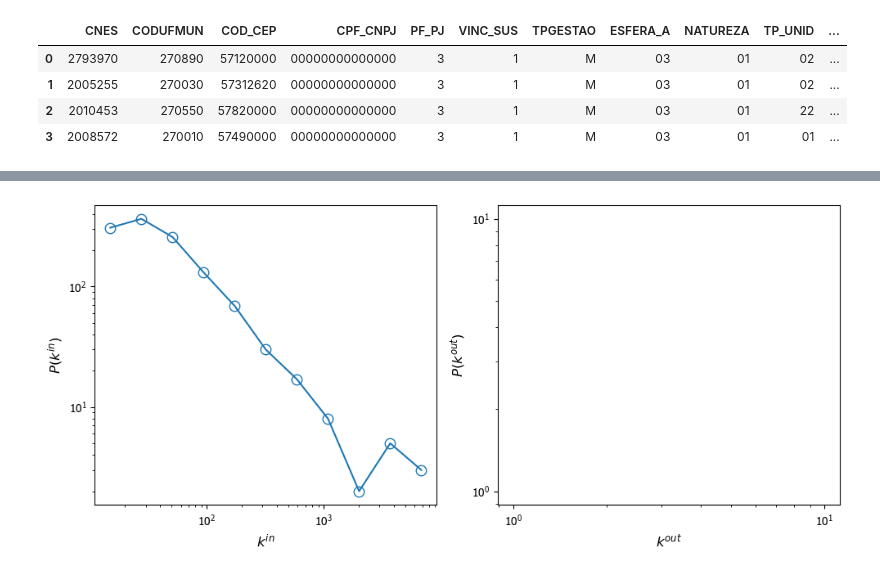
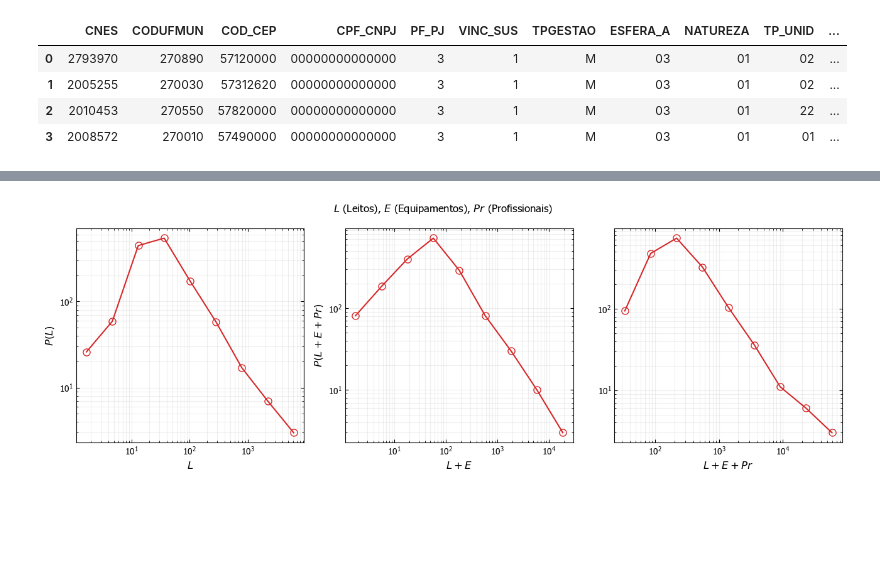
Before and after one commit to humbertocarmona/pyopensus, a Jupyter notebook: notebooks/networkanalysis/citynets.ipynb, the cells around one changed output, grey strips where cells are left out. Drawn from its saved outputs; the diff is of its cells as text; code cells hidden in the pictures; blank space fills up the shorter version.

```diff
--- a/notebooks/networkanalysis/citynets.ipynb
+++ b/notebooks/networkanalysis/citynets.ipynb
@@ -461,8 +504,12 @@ df.head(4)
 | 2 | 2010453 | 270550 | 57820000 | 00000000000000 | 3 | 1 | M | 03 | 01 | 22 | ... |
 | 3 | 2008572 | 270010 | 57490000 | 00000000000000 | 3 | 1 | M | 03 | 01 | 01 | ... |
 # %%
-date = dt.date(2010,1,1)
+# -- date
+date = dt.date(2019,1,1)
+
 cnes_leitos_df = quant_leitos_per_cnes(date, cnes_engine)
 cnes_equip_df = quant_equip_per_cnes(date, cnes_engine)
 mun_leitos_df = quant_leitos_per_mun(date, cnes_engine)
 mun_equip_df = quant_equip_per_mun(date, cnes_engine)
+cnes_prof_df = quant_profissionais_per_cnes(date, cnes_engine)
+mun_prof_df = quant_profissionais_per_mun(date, cnes_engine)
@@ -484,0 +516,11 @@ mun_equip_df
+# %%
+print(mun_leitos_df.shape[0], mun_equip_df.shape[0], mun_prof_df.shape[0])
+
+mun_equip_df = mun_equip_df.sort_values(by="CODUFMUN")
+mun_leitos_df = mun_leitos_df.sort_values(by="CODUFMUN")
+mun_prof_df = mun_prof_df.sort_values(by="CODUFMUN")
+
+resources_df = mun_prof_df.merge(mun_equip_df, how="left").merge(mun_leitos_df, how="left").fillna(0)
+resources_df["N_LEITOS_EQUIP"] = resources_df["QUANT_EQUIP"] + resources_df["QUANT_LEITOS"]
+resources_df["N_TODOS"] = resources_df["QUANT_EQUIP"] + resources_df["QUANT_LEITOS"] + resources_df["QUANT_PROFISSIONAIS"]
+resources_df
@@ -485,23 +542,34 @@ mun_equip_df
 # %%
-in_deg_sequence = [ elem for elem in mun_leitos_df['QUANT_LEITOS'].values if elem > 10 ]
+in_deg_sequence_1 = [ elem for elem in resources_df['QUANT_LEITOS'].values if elem > 0 ]
+in_deg_sequence_2 = [ elem for elem in resources_df['N_LEITOS_EQUIP'].values if elem > 0 ]
+in_deg_sequence_3 = [ elem for elem in resources_df['N_TODOS'].values if elem > 0 ]
 
-in_deg_bins, in_binned_count = log_binning(in_deg_sequence, num_bins=12)
+in_deg_bins_1, in_binned_count_1 = log_binning(in_deg_sequence_1, num_bins=10)
+in_deg_bins_2, in_binned_count_2 = log_binning(in_deg_sequence_2, num_bins=10)
+in_deg_bins_3, in_binned_count_3 = log_binning(in_deg_sequence_3, num_bins=10)
 
-fig, (ax1, ax2) = plt.subplots(1,2, figsize=(10,4.5))
+fig, (ax1, ax2, ax3) = plt.subplots(1,3, figsize=(13,4.5))
 
-ax1.plot(in_deg_bins, in_binned_count, ls='-', marker='o', ms=9, mfc='none')
+ax1.plot(in_deg_bins_1, in_binned_count_1, color="tab:red", ls='-', marker='o', ms=8, mfc='none')
+ax2.plot(in_deg_bins_2, in_binned_count_2, color="tab:red", ls='-', marker='o', ms=8, mfc='none')
+ax3.plot(in_deg_bins_3, in_binned_count_3, color="tab:red", ls='-', marker='o', ms=8, mfc='none')
 #ax2.plot(out_deg_bins, out_binned_count, ls='-', marker='o', ms=9, mfc='none')
 
-ax1.set_xscale('log')
-ax1.set_yscale('log')
-ax2.set_xscale('log')
-ax2.set_yscale('log')
+for axis in [ax1, ax2, ax3]:
+    axis.set_xscale('log')
+    axis.set_yscale('log')
+    axis.grid(alpha=0.2, which='both')
+    axis.tick_params(which='both', direction='in', top=True, right=True)
 
-ax1.set_xlabel(r'$k^{in}$', fontsize=12)
-ax2.set_xlabel(r'$k^{out}$', fontsize=12)
-ax1.set_ylabel(r'$P(k^{in})$', fontsize=12)
-ax2.set_ylabel(r'$P(k^{out})$', fontsize=12)
+ax1.set_xlabel(r'$L$', fontsize=12)
+ax2.set_xlabel(r'$L+E$', fontsize=12)
+ax3.set_xlabel(r'$L+E+Pr$', fontsize=12)
+ax1.set_ylabel(r'$P(L)$', fontsize=12)
+ax2.set_ylabel(r'$P(L+E)$', fontsize=12)
+ax2.set_ylabel(r'$P(L+E+Pr)$', fontsize=12)
+
+fig.suptitle(r'$L$ (Leitos), $E$ (Equipamentos), $Pr$ (Profissionais)')
 
 fig.tight_layout()
 # %% [output]
-[figure, old version]
+[figure, new version]
```
Also changed, not shown: parts of 25 cells of this notebook, 2 other files.
